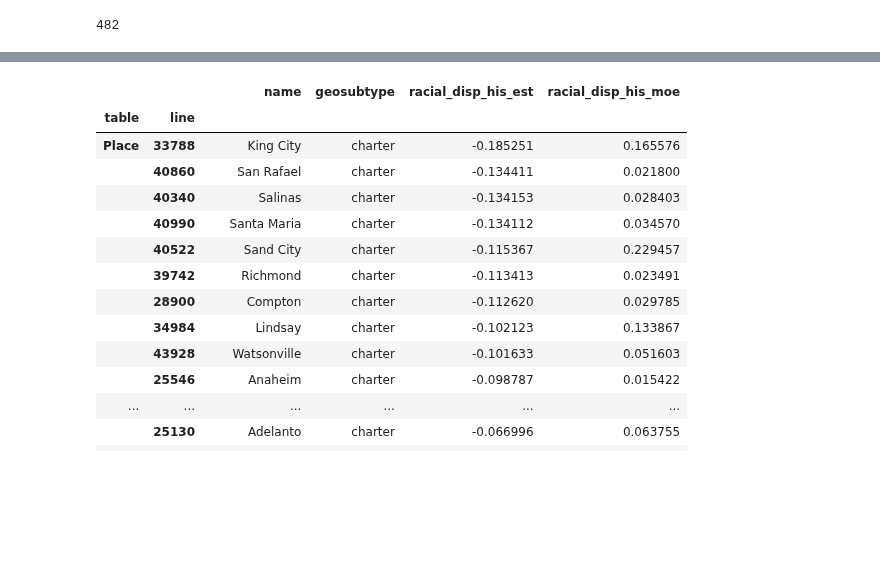
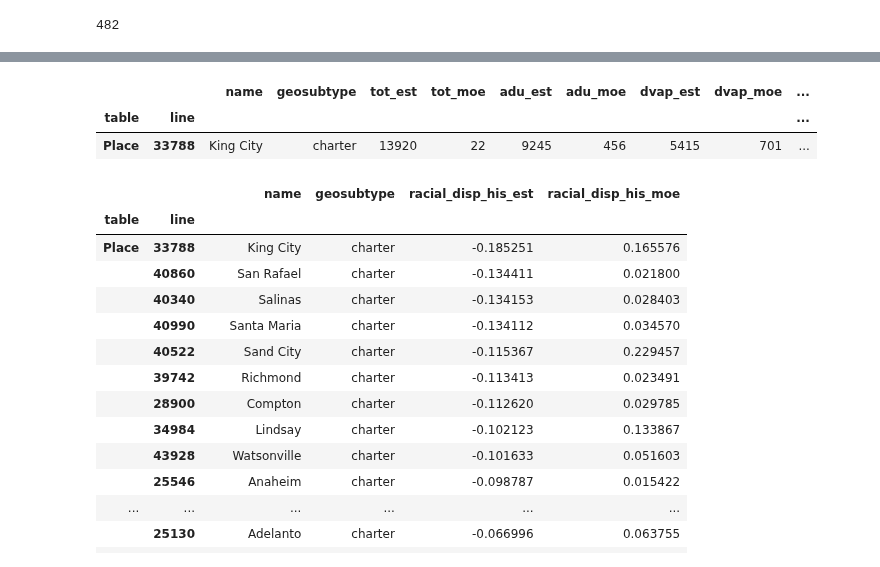
Before and after one commit to ic-institute/democracy-deserts, a Jupyter notebook: notebooks/build-ca-city-data.ipynb, the cells around one changed output, grey strips where cells are left out. Cells and saved outputs as stored; diff of their text form; code cells hidden in the pictures; blank space fills up the shorter version.

Commit message:
created digest of cvap-cities to use in a spreadsheet

```diff
--- a/notebooks/build-ca-city-data.ipynb
+++ b/notebooks/build-ca-city-data.ipynb
@@ -48,6 +50,15 @@ df
 482 rows × 186 columns
 # %%
 df.to_csv('output/ca-cities.csv')
+# %%
+cols = ['name', 'geosubtype'] + list(chain(*(
+    [f'{pop}_est', f'{pop}_moe'] for pop in ('tot', 'adu', 'dvap', 'prop_adu_dvap'))))
+dg = df[cols]
+dg.to_csv('output/ca-cities-')
+# %% [output]
+|  |  | name | geosubtype | tot_est | tot_moe | adu_est | adu_moe | dvap_est | dvap_moe | ... |
+| table | line |  |  |  |  |  |  |  |  | ... |
+| Place | 33788 | King City | charter | 13920 | 22 | 9245 | 456 | 5415 | 701 | ... |
 # %%
 dg = df[['name', 'geosubtype', 'racial_disp_his_est', 'racial_disp_his_moe']]
 dg[dg['geosubtype'] == 'charter'].sort_values(by=['racial_disp_his_est'])[:30]
```
Also changed, not shown: parts of 2 cells of this notebook, 1 other file.
